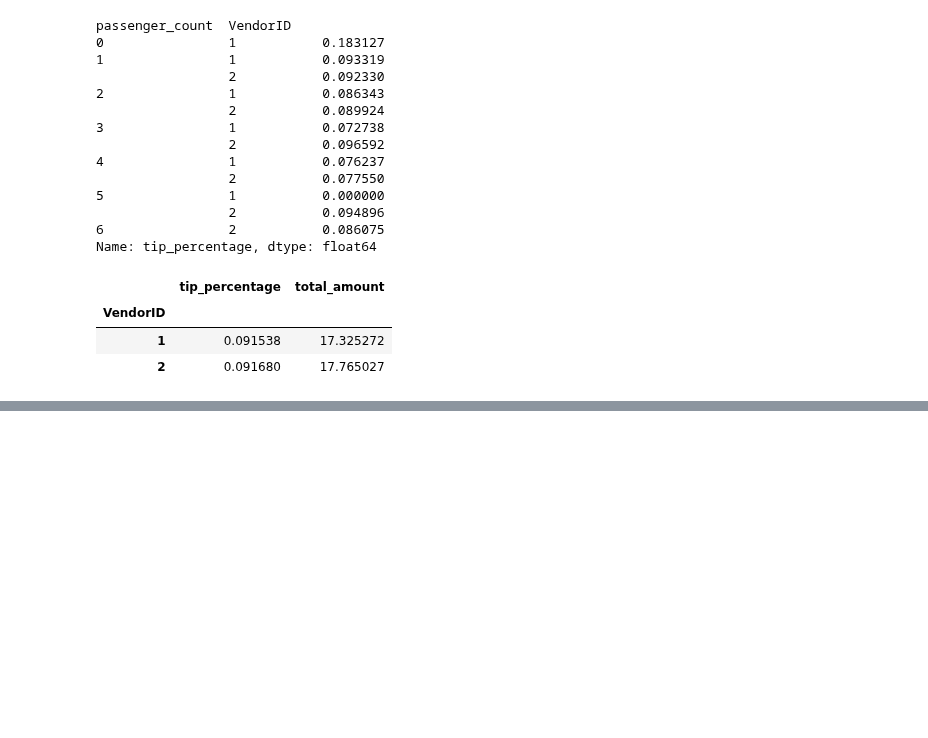
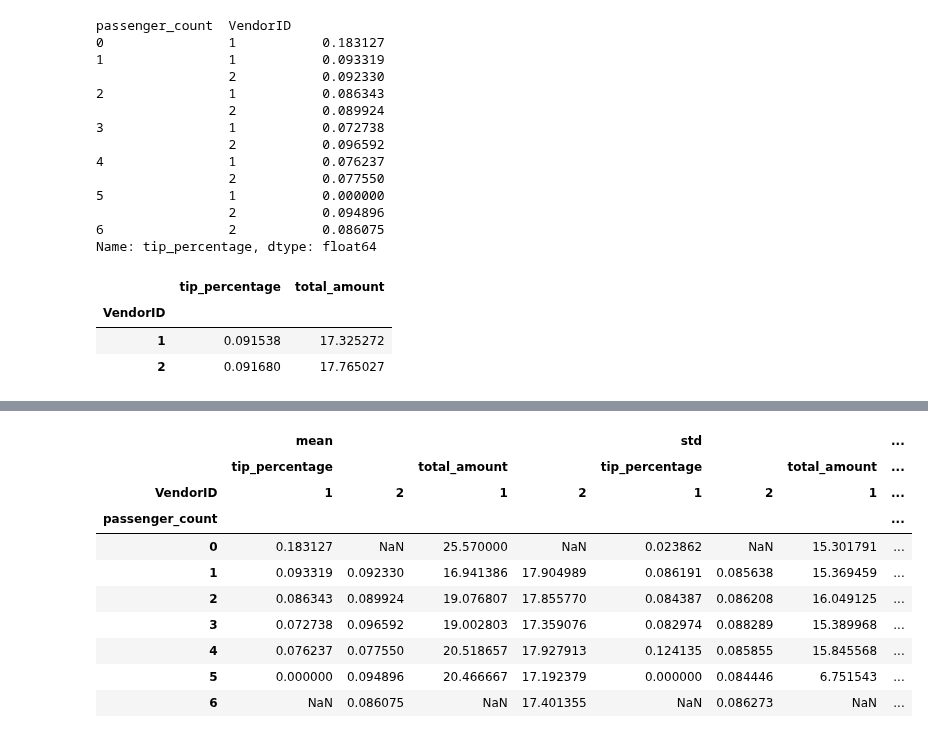
Before and after one commit to reuven/boi-autumn-2024, a Jupyter notebook: Reuven - Dec 26.ipynb, the cells around one changed output, grey strips where cells are left out. Saved outputs shown, nothing was run; the diff lists cells and outputs as text; code cells hidden in the pictures; blank space fills up the shorter version.

```diff
--- a/Reuven - Dec 26.ipynb
+++ b/Reuven - Dec 26.ipynb
@@ -1862,0 +1896,17 @@ df.groupby('VendorID')[['tip_percentage', 'total_amount']].mean()
+# %%
+df.pivot_table(index='passenger_count',
+              columns='VendorID',
+              values=['tip_percentage', 'total_amount'],
+              aggfunc=['mean', 'std'])
+# %% [output]
+|  | mean |  |  |  | std |  |  | ... |
+|  | tip_percentage |  | total_amount |  | tip_percentage |  | total_amount | ... |
+| VendorID | 1 | 2 | 1 | 2 | 1 | 2 | 1 | ... |
+| passenger_count |  |  |  |  |  |  |  | ... |
+| 0 | 0.183127 | NaN | 25.570000 | NaN | 0.023862 | NaN | 15.301791 | ... |
+| 1 | 0.093319 | 0.092330 | 16.941386 | 17.904989 | 0.086191 | 0.085638 | 15.369459 | ... |
+| 2 | 0.086343 | 0.089924 | 19.076807 | 17.855770 | 0.084387 | 0.086208 | 16.049125 | ... |
+| 3 | 0.072738 | 0.096592 | 19.002803 | 17.359076 | 0.082974 | 0.088289 | 15.389968 | ... |
+| 4 | 0.076237 | 0.077550 | 20.518657 | 17.927913 | 0.124135 | 0.085855 | 15.845568 | ... |
+| 5 | 0.000000 | 0.094896 | 20.466667 | 17.192379 | 0.000000 | 0.084446 | 6.751543 | ... |
+| 6 | NaN | 0.086075 | NaN | 17.401355 | NaN | 0.086273 | NaN | ... |
```
Also changed, not shown: parts of 4 cells of this notebook.
